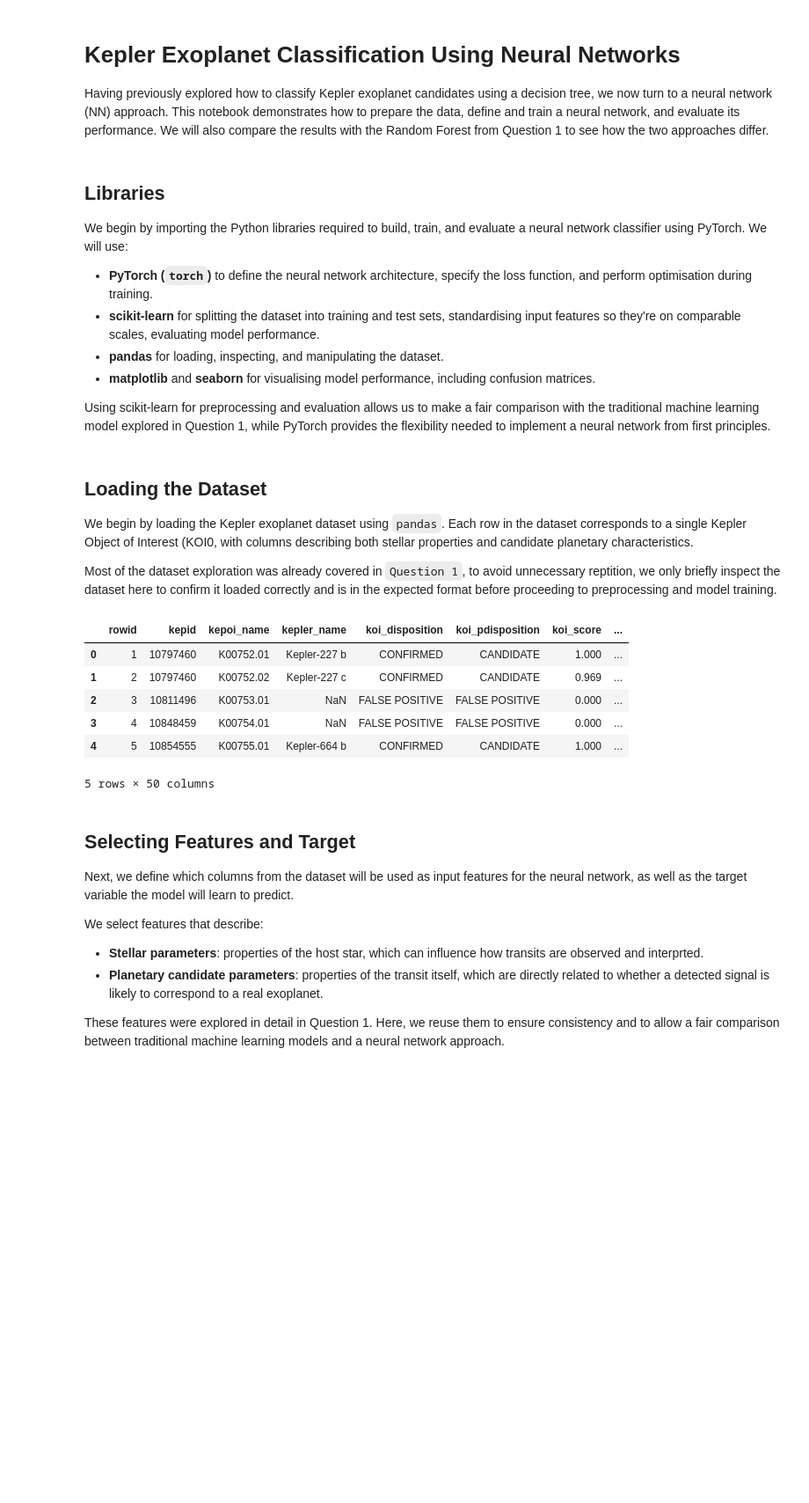
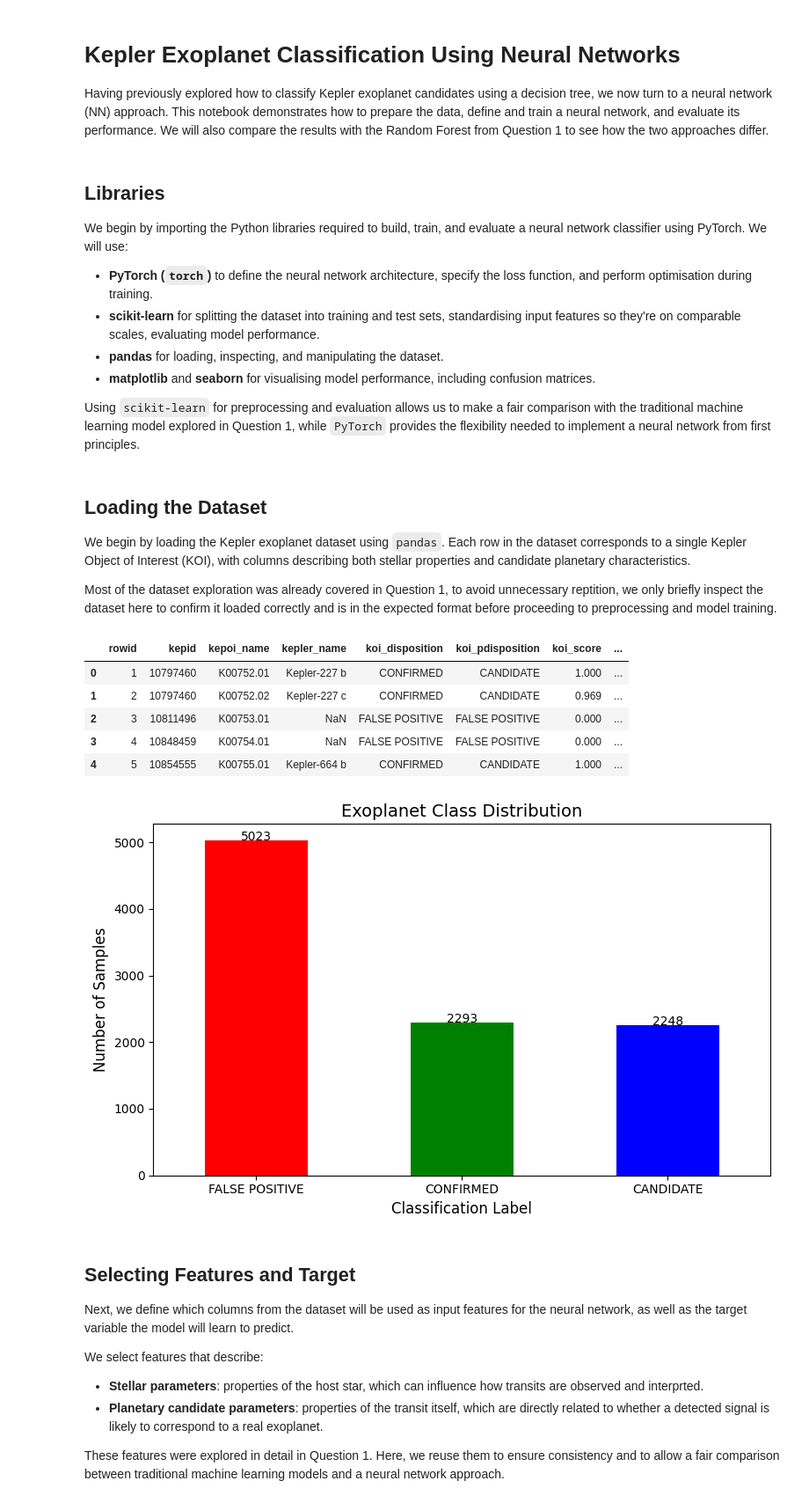
Before and after one commit to ldecambre1/Exoplanet-search, a Jupyter notebook: py/q2_folder/question_2_notebook.ipynb, the cells around one changed output. Shown at 88% size. Cells and saved outputs as stored; diff of their text form; code cells hidden in the pictures; blank space fills up the shorter version.

```diff
--- a/py/q2_folder/question_2_notebook.ipynb
+++ b/py/q2_folder/question_2_notebook.ipynb
@@ -12,7 +12,7 @@ We begin by importing the Python libraries required to build, train, and evaluat
 * **pandas** for loading, inspecting, and manipulating the dataset.
 * **matplotlib** and **seaborn** for visualising model performance, including confusion matrices.
 
-Using scikit-learn for preprocessing and evaluation allows us to make a fair comparison with the traditional machine learning model explored in Question 1, while PyTorch provides the flexibility needed to implement a neural network from first principles.
+Using `scikit-learn` for preprocessing and evaluation allows us to make a fair comparison with the traditional machine learning model explored in Question 1, while `PyTorch` provides the flexibility needed to implement a neural network from first principles.
 # %%
 # PyTorch imports
 import torch
@@ -32,14 +32,18 @@ import matplotlib.pyplot as plt
 # %% [markdown]
 ## **Loading the Dataset**
 
-We begin by loading the Kepler exoplanet dataset using `pandas`. Each row in the dataset corresponds to a single Kepler Object of Interest (KOI0, with columns describing both stellar properties and candidate planetary characteristics.
+We begin by loading the Kepler exoplanet dataset using `pandas`. Each row in the dataset corresponds to a single Kepler Object of Interest (KOI), with columns describing both stellar properties and candidate planetary characteristics.
 
-Most of the dataset exploration was already covered in `Question 1`, to avoid unnecessary reptition, we only briefly inspect the dataset here to confirm it loaded correctly and is in the expected format before proceeding to preprocessing and model training.
+Most of the dataset exploration was already covered in Question 1, to avoid unnecessary reptition, we only briefly inspect the dataset here to confirm it loaded correctly and is in the expected format before proceeding to preprocessing and model training.
 # %%
-# load dataset
+# Load the dataset
 raw_data = pd.read_csv("data/cumulative.csv")
 
-# Display first few rows of dataset
+# Set pandas display options to make debugging easier
+pd.set_option('display.max_columns', None)
+pd.set_option('display.max_rows', None)
+
+# Display the first few rows of the dataset
 raw_data.head()
 # %% [output]
 |  | rowid | kepid | kepoi_name | kepler_name | koi_disposition | koi_pdisposition | koi_score | ... |
@@ -48,7 +52,31 @@ raw_data.head()
 | 2 | 3 | 10811496 | K00753.01 | NaN | FALSE POSITIVE | FALSE POSITIVE | 0.000 | ... |
 | 3 | 4 | 10848459 | K00754.01 | NaN | FALSE POSITIVE | FALSE POSITIVE | 0.000 | ... |
 | 4 | 5 | 10854555 | K00755.01 | Kepler-664 b | CONFIRMED | CANDIDATE | 1.000 | ... |
-5 rows × 50 columns
+# %%
+# Count the number of samples in each class
+class_counts = raw_data['koi_disposition'].value_counts()
+
+# Define a colour for each class
+colors = ['red', 'green', 'blue']
+
+# Plot the class distribution
+plt.figure(figsize = (8,5))
+ax = class_counts.plot(kind = 'bar', color = colors)
+
+# Add labels and title
+plt.xlabel("Classification Label", fontsize = 12)
+plt.ylabel("Number of Samples", fontsize = 12)
+plt.title("Exoplanet Class Distribution", fontsize = 14)
+plt.xticks(rotation = 0)
+plt.tight_layout()
+
+# Annotate bars with counts
+for n, count in enumerate(class_counts):
+    ax.text(n, count +5, str(count), ha = 'center', fontsize = 10)
+
+plt.show()
+# %% [output]
+[figure, added]
 # %% [markdown]
 ## **Selecting Features and Target**
 
```
Also changed, not shown: parts of 9 cells of this notebook, 1 other file.
